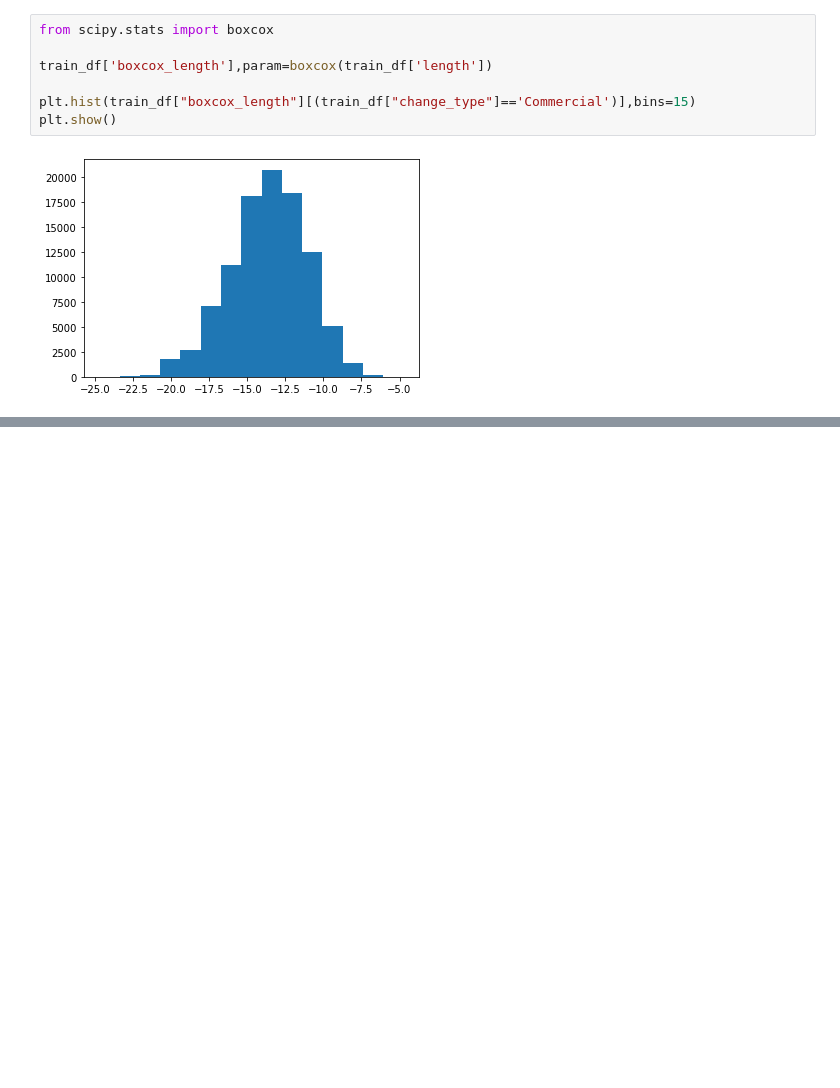
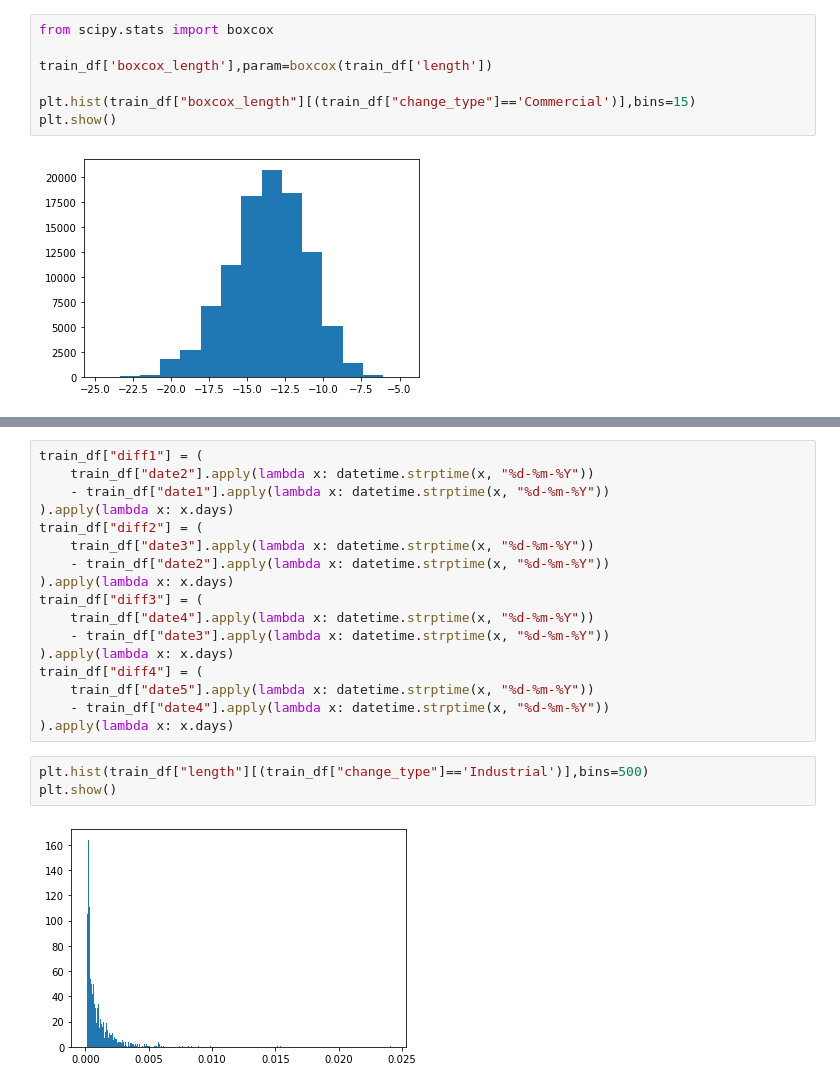
Before and after one commit to maxime7770/ML-Competition, a Jupyter notebook: vizualisation.ipynb, the cells around one changed output, grey strips where cells are left out. Cells and saved outputs as stored; diff of their text form; blank space fills up the shorter version.

```diff
--- a/vizualisation.ipynb
+++ b/vizualisation.ipynb
@@ -229,0 +229,22 @@ plt.show()
+# %%
+train_df["diff1"] = (
+    train_df["date2"].apply(lambda x: datetime.strptime(x, "%d-%m-%Y"))
+    - train_df["date1"].apply(lambda x: datetime.strptime(x, "%d-%m-%Y"))
+).apply(lambda x: x.days)
+train_df["diff2"] = (
+    train_df["date3"].apply(lambda x: datetime.strptime(x, "%d-%m-%Y"))
+    - train_df["date2"].apply(lambda x: datetime.strptime(x, "%d-%m-%Y"))
+).apply(lambda x: x.days)
+train_df["diff3"] = (
+    train_df["date4"].apply(lambda x: datetime.strptime(x, "%d-%m-%Y"))
+    - train_df["date3"].apply(lambda x: datetime.strptime(x, "%d-%m-%Y"))
+).apply(lambda x: x.days)
+train_df["diff4"] = (
+    train_df["date5"].apply(lambda x: datetime.strptime(x, "%d-%m-%Y"))
+    - train_df["date4"].apply(lambda x: datetime.strptime(x, "%d-%m-%Y"))
+).apply(lambda x: x.days)
+# %%
+plt.hist(train_df["length"][(train_df["change_type"]=='Industrial')],bins=500)
+plt.show()
+# %% [output]
+[figure, added]
```
Also changed, not shown: parts of 17 cells of this notebook.
